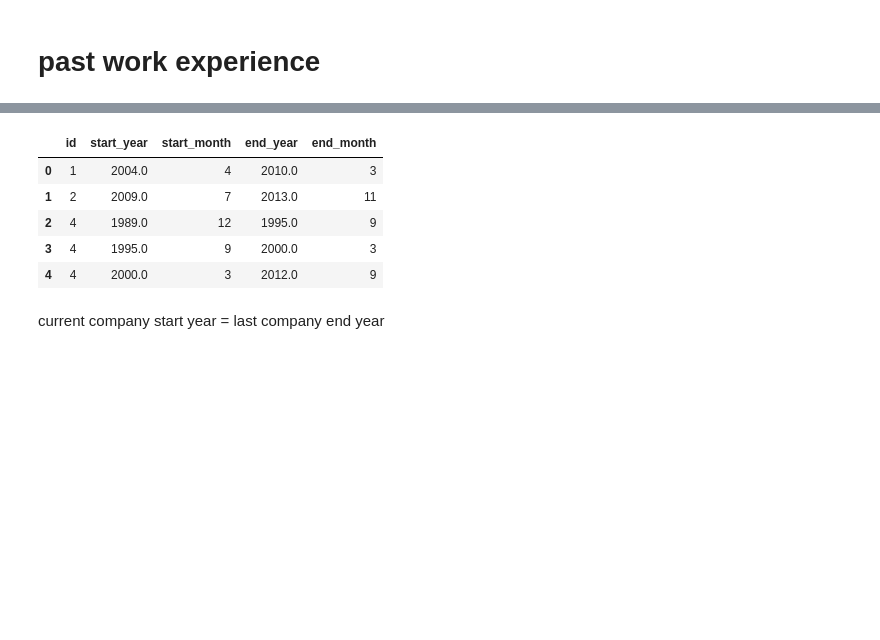
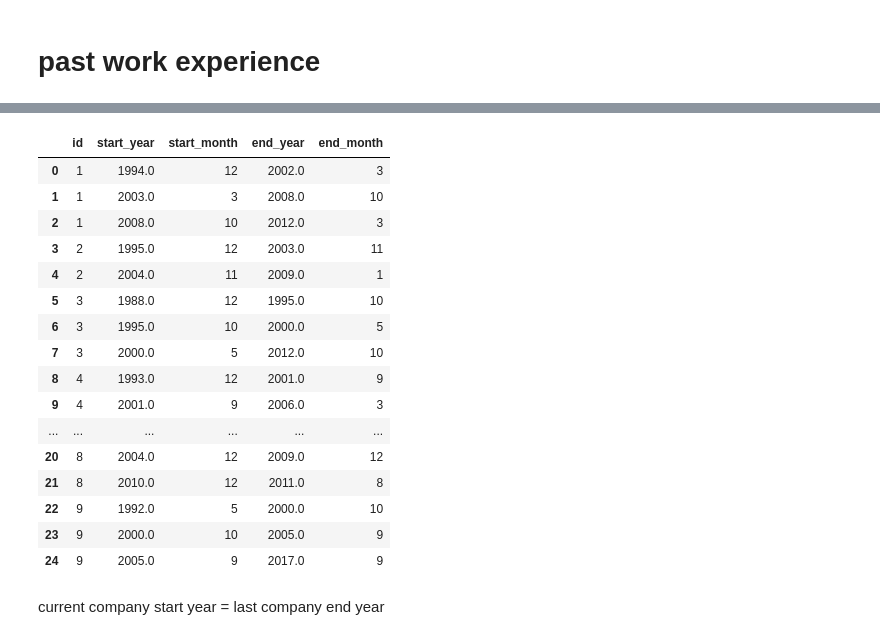
Before and after one commit to vrc-vinodh/mock-data-generation, a Jupyter notebook: complete.ipynb, the cells around one changed output, grey strips where cells are left out. Drawn from its saved outputs; the diff is of its cells as text; code cells hidden in the pictures; blank space fills up the shorter version.

```diff
--- a/complete.ipynb
+++ b/complete.ipynb
@@ -249,4 +250,4 @@ personal_details.head()
 | 3 | 4 | Indo Aryan | Delhi | Indian | Male | 1970 | 9 | 14 | -0.18 | 1987 |
 | 4 | 5 | Native Hawaiian Americans | San Jose | American | Female | 1972 | 5 | 2 | 1.47 | 1991 |
 # %%
-edu_start = personal_details["edu_start"].tolist()
+edu_start = personal_details.loc[:,['id','edu_start']]
@@ -274,6 +271,9 @@ start_month[0:10]
 # %%
 random.seed(54678)
 start_day = [ randint(1,28) for k in range(1000)]
+# %%
+edu_start['start_month'] = start_month
+edu_start['start_day'] = start_day
 # %%
 np.random.seed(178269)
 degree = []
@@ -362,0 +351,6 @@ edu_details.head()
+# %%
+edu_start['degree_type'] =degree_type
+edu_start['degree'] =degree
+edu_start['major'] =major
+
+edu_start.head()
@@ -362,0 +364,4 @@ edu_details.head()
+# %%
+edu_details = edu_start
+edu_details['nd3']=nd3
+edu_details['nd4']=nd4
@@ -1106,19 +1121,30 @@ wex3.head()
 # %%
 index = ['id','start_year','start_month' ,'end_year','end_month']
 wex1d.columns = index
 wex2.columns = index
 wex3.columns = index
 we123 = pd.concat([wex1d, wex2, wex3])
 we123 = we123.sort_values(["id","start_year"],axis=0, ascending=True)
 we123 = we123.reset_index(drop=True)
-we123.head()
+we123.head(25)
 # %% [output]
 |  | id | start_year | start_month | end_year | end_month |
-| 0 | 1 | 2004.0 | 4 | 2010.0 | 3 |
-| 1 | 2 | 2009.0 | 7 | 2013.0 | 11 |
-| 2 | 4 | 1989.0 | 12 | 1995.0 | 9 |
-| 3 | 4 | 1995.0 | 9 | 2000.0 | 3 |
-| 4 | 4 | 2000.0 | 3 | 2012.0 | 9 |
+| 0 | 1 | 1994.0 | 12 | 2002.0 | 3 |
+| 1 | 1 | 2003.0 | 3 | 2008.0 | 10 |
+| 2 | 1 | 2008.0 | 10 | 2012.0 | 3 |
+| 3 | 2 | 1995.0 | 12 | 2003.0 | 11 |
+| 4 | 2 | 2004.0 | 11 | 2009.0 | 1 |
+| 5 | 3 | 1988.0 | 12 | 1995.0 | 10 |
+| 6 | 3 | 1995.0 | 10 | 2000.0 | 5 |
+| 7 | 3 | 2000.0 | 5 | 2012.0 | 10 |
+| 8 | 4 | 1993.0 | 12 | 2001.0 | 9 |
+| 9 | 4 | 2001.0 | 9 | 2006.0 | 3 |
+| ... | ... | ... | ... | ... | ... |
+| 20 | 8 | 2004.0 | 12 | 2009.0 | 12 |
+| 21 | 8 | 2010.0 | 12 | 2011.0 | 8 |
+| 22 | 9 | 1992.0 | 5 | 2000.0 | 10 |
+| 23 | 9 | 2000.0 | 10 | 2005.0 | 9 |
+| 24 | 9 | 2005.0 | 9 | 2017.0 | 9 |
 # %%
 we123.to_csv('we123.csv',index=False)
 # %% [markdown]
```
Also changed, not shown: parts of 75 cells of this notebook.
